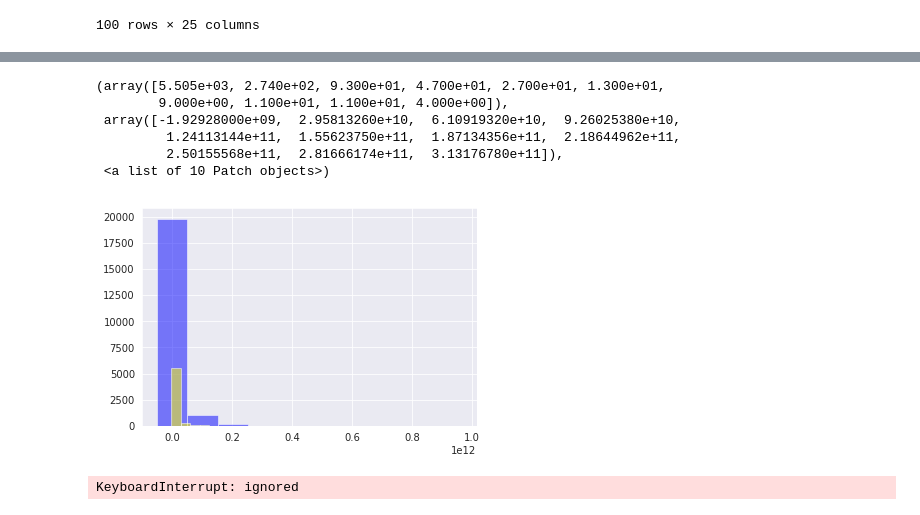
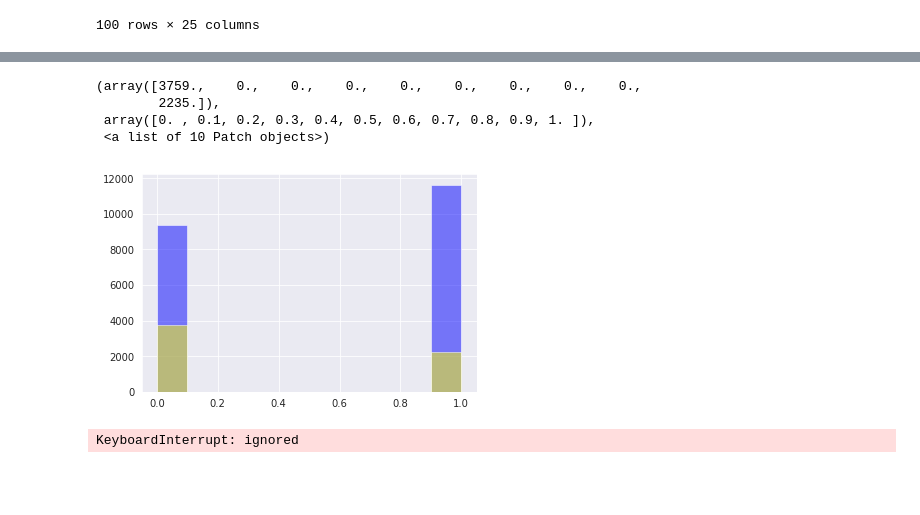
Before and after one commit to takumi5757/git_probspace, a Jupyter notebook: credit_compe.ipynb, the cells around one changed output, grey strips where cells are left out. Cells and saved outputs as stored; diff of their text form; code cells hidden in the pictures; blank space fills up the shorter version.

```diff
--- a/credit_compe.ipynb
+++ b/credit_compe.ipynb
@@ -109,3 +105,0 @@ plt.hist(train[train["target"] == 1]["payment_4"], alpha = 0.5, color = 'yellow'
-# %%
-train["claim_credit"] = train["claim_9"]*train["credit"]
-test["claim_credit"] = test["claim_9"]*test["credit"]
@@ -112,15 +116,16 @@ test["claim_credit"] = test["claim_9"]*test["credit"]
+# %%
+train["credit_130000"] = train["credit"].map(lambda x: 1 if x > 130000 else 0)
+test["credit_130000"] = test["credit"].map(lambda x: 1 if x > 130000 else 0)
 # %%
-plt.hist(train[train["target"] == 0]["claim_credit"], alpha = 0.5, color = 'blue')
-plt.hist(train[train["target"] == 1]["claim_credit"], alpha = 0.5, color = 'yellow')
+plt.hist(train[train["target"] == 0]["credit_130000"], alpha = 0.5, color = 'blue')
+plt.hist(train[train["target"] == 1]["credit_130000"], alpha = 0.5, color = 'yellow')
 #payment_9=0だとtarget=0の可能性が高い
 # %% [output]
-(array([5.505e+03, 2.740e+02, 9.300e+01, 4.700e+01, 2.700e+01, 1.300e+01,
-        9.000e+00, 1.100e+01, 1.100e+01, 4.000e+00]),
- array([-1.92928000e+09,  2.95813260e+10,  6.10919320e+10,  9.26025380e+10,
-         1.24113144e+11,  1.55623750e+11,  1.87134356e+11,  2.18644962e+11,
-         2.50155568e+11,  2.81666174e+11,  3.13176780e+11]),
+(array([3759.,    0.,    0.,    0.,    0.,    0.,    0.,    0.,    0.,
+        2235.]),
+ array([0. , 0.1, 0.2, 0.3, 0.4, 0.5, 0.6, 0.7, 0.8, 0.9, 1. ]),
  <a list of 10 Patch objects>)
-[figure, old version]
+[figure, new version]
 # %%
 train["payment_89"] = 0
 test["payment_89"] = 0
```
Also changed, not shown: parts of 9 cells of this notebook.
